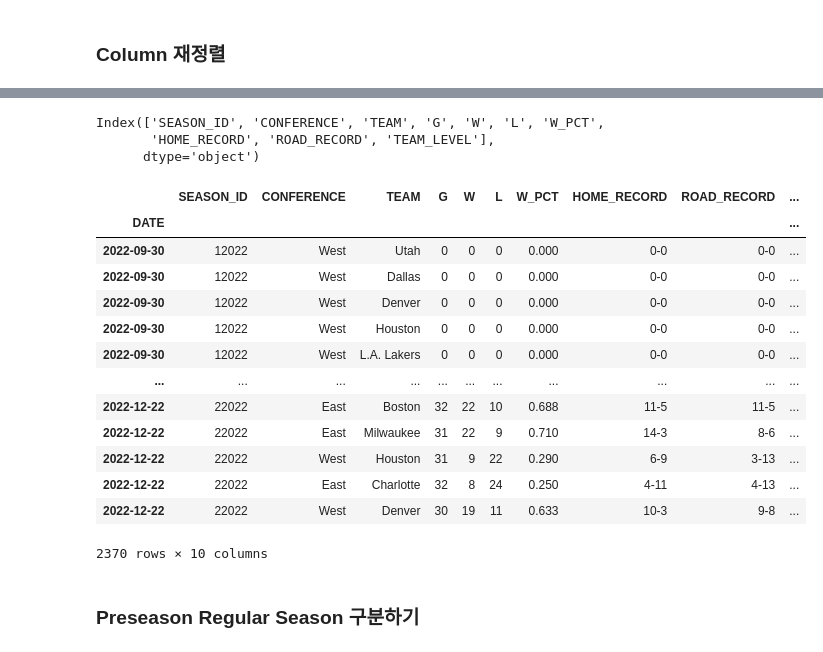
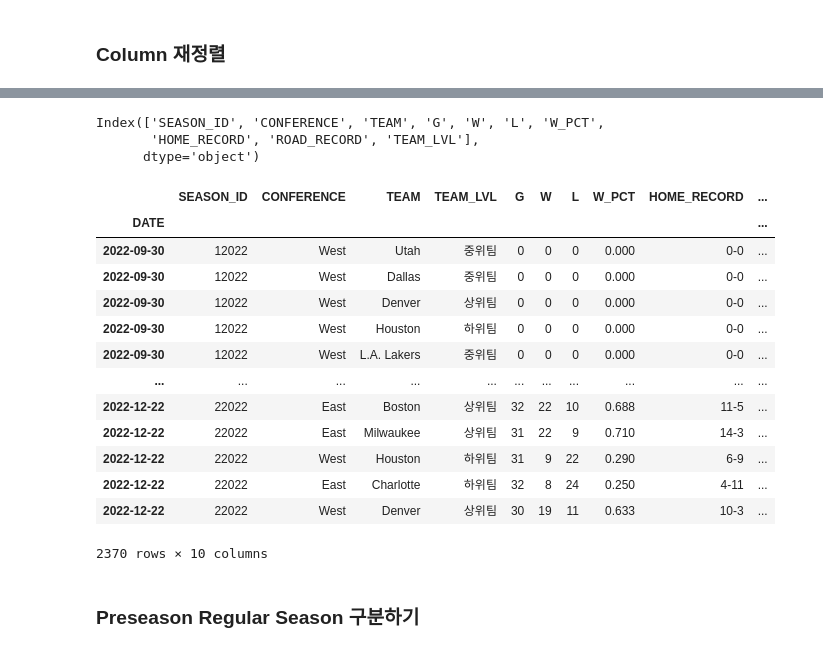
Before and after one commit to cye2020/Project1, a Jupyter notebook: src/preprocess.ipynb, the cells around one changed output, grey strips where cells are left out. Saved outputs shown, nothing was run; the diff lists cells and outputs as text; code cells hidden in the pictures.

```diff
--- a/src/preprocess.ipynb
+++ b/src/preprocess.ipynb
@@ -455,3 +437,0 @@ team_level_dict = dict(team_level.drop_duplicates("TEAM").set_index("TEAM")["TEA
-# %%
-ranking_season2022['TEAM_LEVEL'] = ranking_season2022['TEAM'].map(team_level_dict)
-ranking_season2022.sort_index(ascending=False)
@@ -613,0 +589,7 @@ ranking_season2022.drop(columns=['TEAM_ID'], inplace=True)
+# %%
+bins = [-1, 0.4, 0.6, 1.1]
+labels = ["하위팀", "중위팀", "상위팀"]
+recent_ranking = ranking_season2022.loc['2022-12-22', ['TEAM', 'W_PCT']].copy()
+recent_ranking['TEAM_LVL'] = pd.cut(recent_ranking['W_PCT'], bins=bins, labels=labels, right=False)
+team_level = recent_ranking[['TEAM', 'TEAM_LVL']]
+team_level_dict = dict(team_level.drop_duplicates("TEAM").set_index("TEAM")["TEAM_LVL"])
@@ -613,0 +633,3 @@ ranking_season2022.drop(columns=['TEAM_ID'], inplace=True)
+# %%
+ranking_season2022['TEAM_LVL'] = ranking_season2022['TEAM'].map(team_level_dict)
+ranking_season2022.sort_index(ascending=False)
@@ -669,26 +707,26 @@ games_season2022
 ranking_season2022.columns
 # %% [output]
 Index(['SEASON_ID', 'CONFERENCE', 'TEAM', 'G', 'W', 'L', 'W_PCT',
-       'HOME_RECORD', 'ROAD_RECORD', 'TEAM_LEVEL'],
+       'HOME_RECORD', 'ROAD_RECORD', 'TEAM_LVL'],
       dtype='object')
 # %%
-ranking_cols = ['SEASON_ID', 'CONFERENCE', 'TEAM', 'G', 'W', 'L', 'W_PCT', 'HOME_RECORD', 'ROAD_RECORD', 'TEAM_LEVEL']
+ranking_cols = ['SEASON_ID', 'CONFERENCE', 'TEAM', 'TEAM_LVL', 'G', 'W', 'L', 'W_PCT', 'HOME_RECORD', 'ROAD_RECORD']
 ranking_season2022 = ranking_season2022[ranking_cols]
 ranking_season2022
 # %% [output]
-|  | SEASON_ID | CONFERENCE | TEAM | G | W | L | W_PCT | HOME_RECORD | ROAD_RECORD | ... |
+|  | SEASON_ID | CONFERENCE | TEAM | TEAM_LVL | G | W | L | W_PCT | HOME_RECORD | ... |
 | DATE |  |  |  |  |  |  |  |  |  | ... |
-| 2022-09-30 | 12022 | West | Utah | 0 | 0 | 0 | 0.000 | 0-0 | 0-0 | ... |
-| 2022-09-30 | 12022 | West | Dallas | 0 | 0 | 0 | 0.000 | 0-0 | 0-0 | ... |
-| 2022-09-30 | 12022 | West | Denver | 0 | 0 | 0 | 0.000 | 0-0 | 0-0 | ... |
-| 2022-09-30 | 12022 | West | Houston | 0 | 0 | 0 | 0.000 | 0-0 | 0-0 | ... |
-| 2022-09-30 | 12022 | West | L.A. Lakers | 0 | 0 | 0 | 0.000 | 0-0 | 0-0 | ... |
+| 2022-09-30 | 12022 | West | Utah | 중위팀 | 0 | 0 | 0 | 0.000 | 0-0 | ... |
+| 2022-09-30 | 12022 | West | Dallas | 중위팀 | 0 | 0 | 0 | 0.000 | 0-0 | ... |
+| 2022-09-30 | 12022 | West | Denver | 상위팀 | 0 | 0 | 0 | 0.000 | 0-0 | ... |
+| 2022-09-30 | 12022 | West | Houston | 하위팀 | 0 | 0 | 0 | 0.000 | 0-0 | ... |
+| 2022-09-30 | 12022 | West | L.A. Lakers | 중위팀 | 0 | 0 | 0 | 0.000 | 0-0 | ... |
 | ... | ... | ... | ... | ... | ... | ... | ... | ... | ... | ... |
-| 2022-12-22 | 22022 | East | Boston | 32 | 22 | 10 | 0.688 | 11-5 | 11-5 | ... |
-| 2022-12-22 | 22022 | East | Milwaukee | 31 | 22 | 9 | 0.710 | 14-3 | 8-6 | ... |
-| 2022-12-22 | 22022 | West | Houston | 31 | 9 | 22 | 0.290 | 6-9 | 3-13 | ... |
-| 2022-12-22 | 22022 | East | Charlotte | 32 | 8 | 24 | 0.250 | 4-11 | 4-13 | ... |
-| 2022-12-22 | 22022 | West | Denver | 30 | 19 | 11 | 0.633 | 10-3 | 9-8 | ... |
+| 2022-12-22 | 22022 | East | Boston | 상위팀 | 32 | 22 | 10 | 0.688 | 11-5 | ... |
+| 2022-12-22 | 22022 | East | Milwaukee | 상위팀 | 31 | 22 | 9 | 0.710 | 14-3 | ... |
+| 2022-12-22 | 22022 | West | Houston | 하위팀 | 31 | 9 | 22 | 0.290 | 6-9 | ... |
+| 2022-12-22 | 22022 | East | Charlotte | 하위팀 | 32 | 8 | 24 | 0.250 | 4-11 | ... |
+| 2022-12-22 | 22022 | West | Denver | 상위팀 | 30 | 19 | 11 | 0.633 | 10-3 | ... |
 2370 rows × 10 columns
 # %% [markdown]
 ### Preseason Regular Season 구분하기
```
Also changed, not shown: parts of 11 cells of this notebook, 6 other files.
